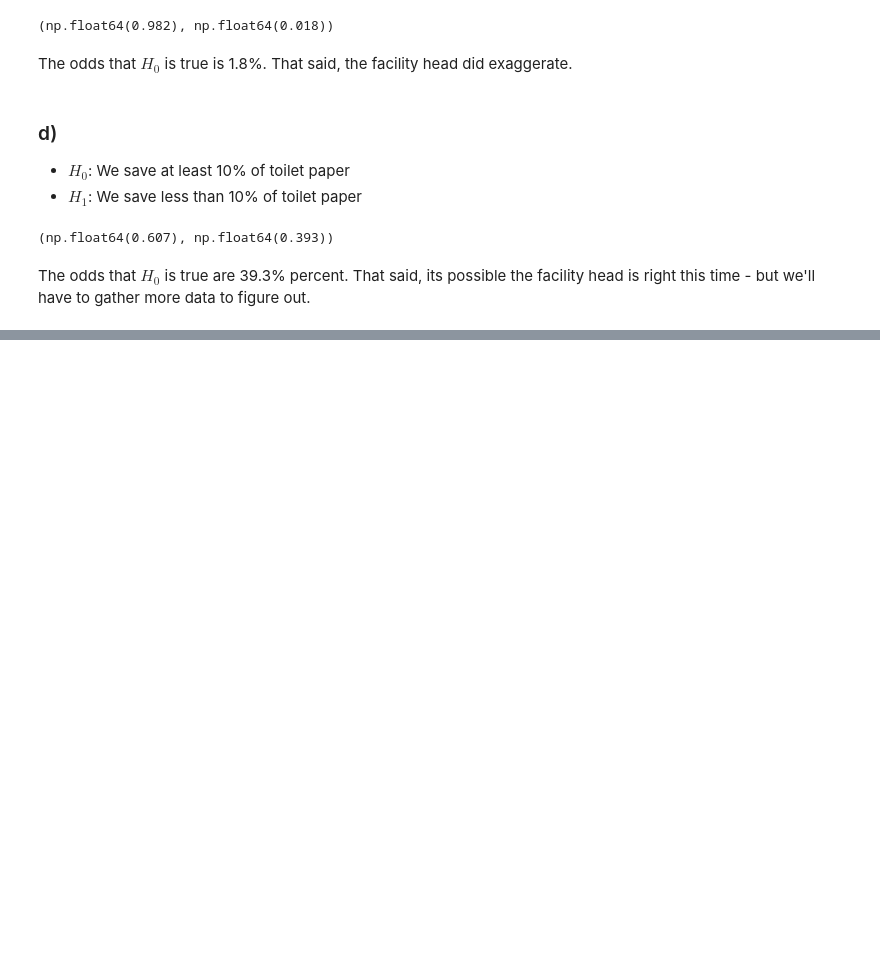
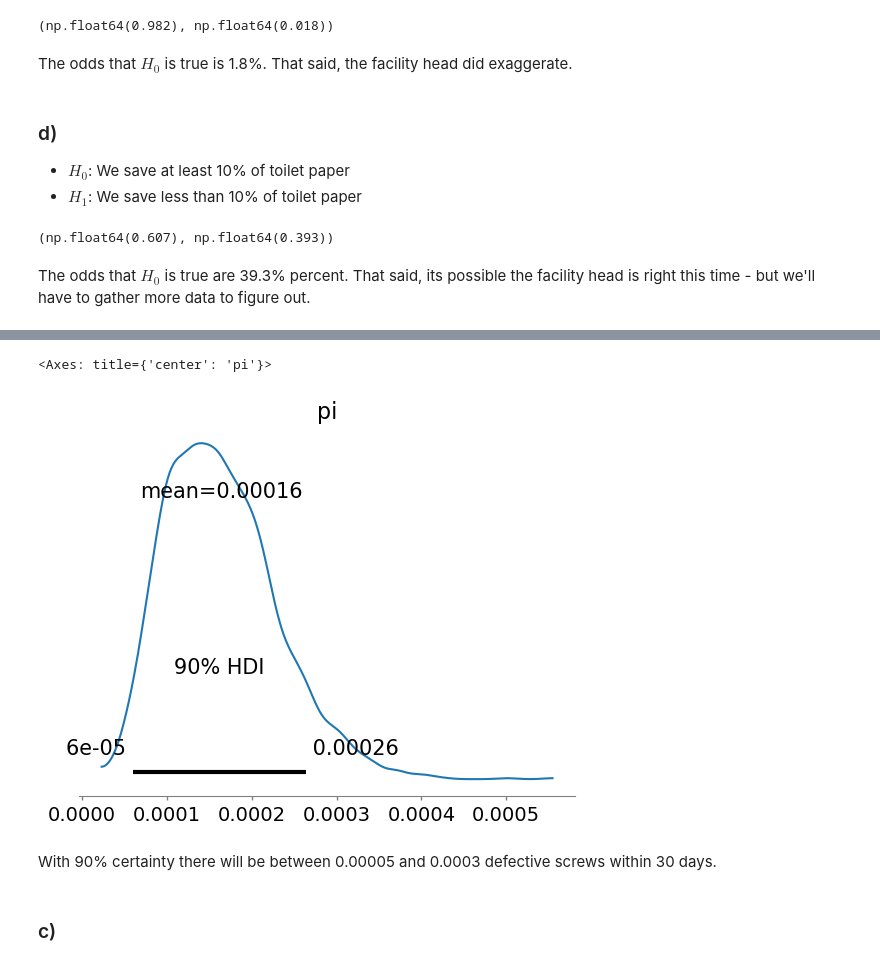
Before and after one commit to marbetschar/ZHAW-Bayesian-Machine-Learning-HS25, a Jupyter notebook: notebooks/week04/BML_Exercises_Week_04.ipynb, the cells around one changed output, grey strips where cells are left out. Drawn from its saved outputs; the diff is of its cells as text; code cells hidden in the pictures; blank space fills up the shorter version.

```diff
--- a/notebooks/week04/BML_Exercises_Week_04.ipynb
+++ b/notebooks/week04/BML_Exercises_Week_04.ipynb
@@ -283,0 +329,9 @@ The odds that $H_0$ is true are 39.3% percent. That said, its possible the facil
+# %%
+az.plot_posterior(samples, hdi_prob = 0.90)
+# %% [output]
+<Axes: title={'center': 'pi'}>
+[figure, added]
+# %% [markdown]
+With 90% certainty there will be between 0.00005 and 0.0003 defective screws within 30 days.
+# %% [markdown]
+### c)
```
Also changed, not shown: parts of 9 cells of this notebook.
